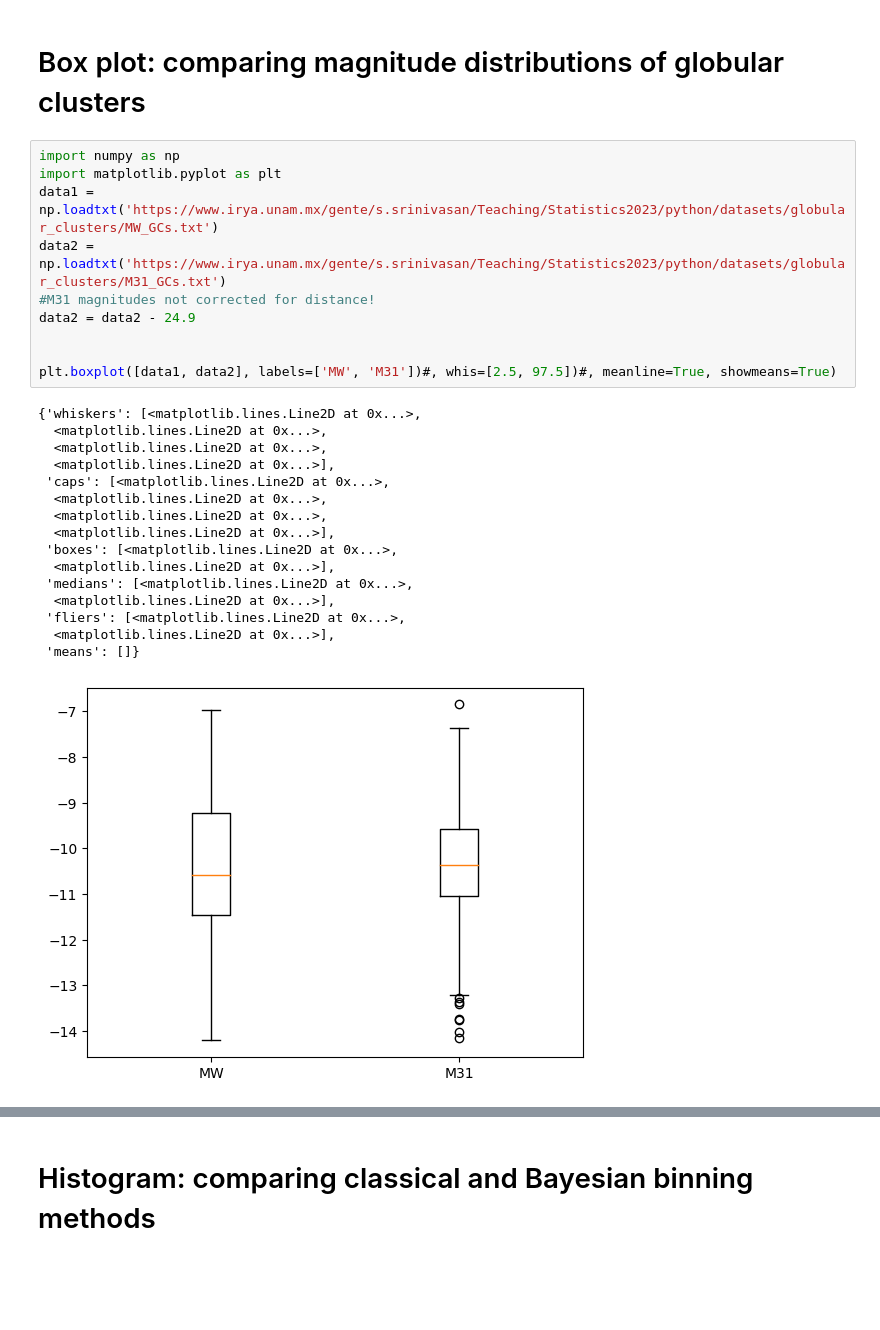
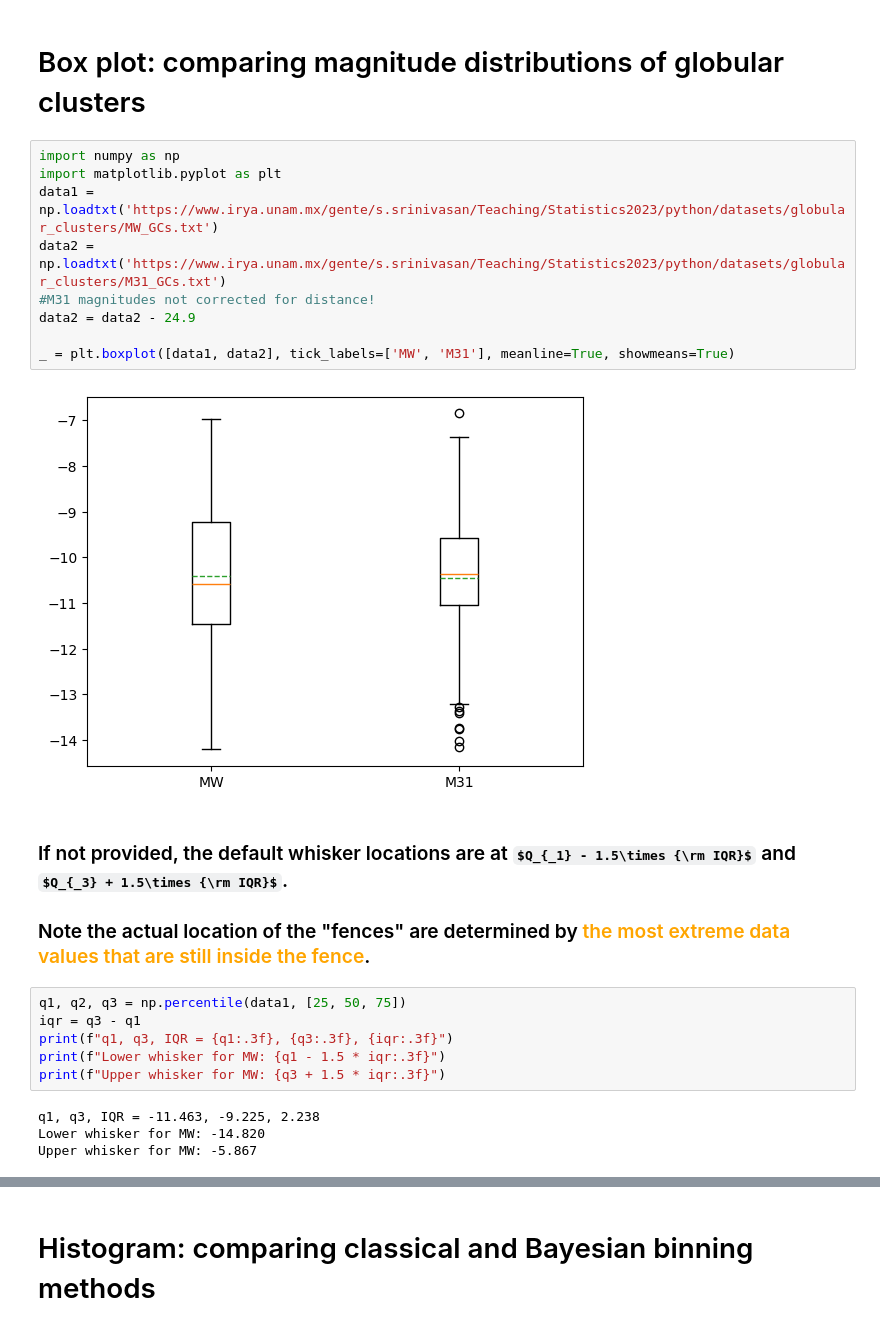
Before and after one commit to sundarjhu/Astrostatistics2025, a Jupyter notebook: Lesson16.ipynb, the cells around one changed output, grey strips where cells are left out. Saved outputs shown, nothing was run; the diff lists cells and outputs as text; some formulas as TeX source; blank space fills up the shorter version.

```diff
--- a/Lesson16.ipynb
+++ b/Lesson16.ipynb
@@ -5,27 +5,25 @@
 # %%
 import numpy as np
 import matplotlib.pyplot as plt
 data1 = np.loadtxt('https://www.irya.unam.mx/gente/s.srinivasan/Teaching/Statistics2023/python/datasets/globular_clusters/MW_GCs.txt')
 data2 = np.loadtxt('https://www.irya.unam.mx/gente/s.srinivasan/Teaching/Statistics2023/python/datasets/globular_clusters/M31_GCs.txt')
 #M31 magnitudes not corrected for distance!
 data2 = data2 - 24.9
 
-
-plt.boxplot([data1, data2], labels=['MW', 'M31'])#, whis=[2.5, 97.5])#, meanline=True, showmeans=True)
+_ = plt.boxplot([data1, data2], tick_labels=['MW', 'M31'], meanline=True, showmeans=True)
 # %% [output]
-{'whiskers': [<matplotlib.lines.Line2D at 0x...>,
-  <matplotlib.lines.Line2D at 0x...>,
-  <matplotlib.lines.Line2D at 0x...>,
-  <matplotlib.lines.Line2D at 0x...>],
- 'caps': [<matplotlib.lines.Line2D at 0x...>,
-  <matplotlib.lines.Line2D at 0x...>,
-  <matplotlib.lines.Line2D at 0x...>,
-  <matplotlib.lines.Line2D at 0x...>],
- 'boxes': [<matplotlib.lines.Line2D at 0x...>,
-  <matplotlib.lines.Line2D at 0x...>],
- 'medians': [<matplotlib.lines.Line2D at 0x...>,
-  <matplotlib.lines.Line2D at 0x...>],
- 'fliers': [<matplotlib.lines.Line2D at 0x...>,
-  <matplotlib.lines.Line2D at 0x...>],
- 'means': []}
-[figure, old version]
+[figure, new version]
+# %% [markdown]
+### If not provided, the default whisker locations are at $Q_{_1} - 1.5\times {\rm IQR}$ and $Q_{_3} + 1.5\times {\rm IQR}$.
+
+### Note the actual location of the "fences" are determined by <font color="orange">the most extreme data values that are still inside the fence</font>.
+# %%
+q1, q2, q3 = np.percentile(data1, [25, 50, 75])
+iqr = q3 - q1
+print(f"q1, q3, IQR = {q1:.3f}, {q3:.3f}, {iqr:.3f}")
+print(f"Lower whisker for MW: {q1 - 1.5 * iqr:.3f}")
+print(f"Upper whisker for MW: {q3 + 1.5 * iqr:.3f}")
+# %% [output]
+q1, q3, IQR = -11.463, -9.225, 2.238
+Lower whisker for MW: -14.820
+Upper whisker for MW: -5.867
```
Also changed, not shown: parts of 11 cells of this notebook.
